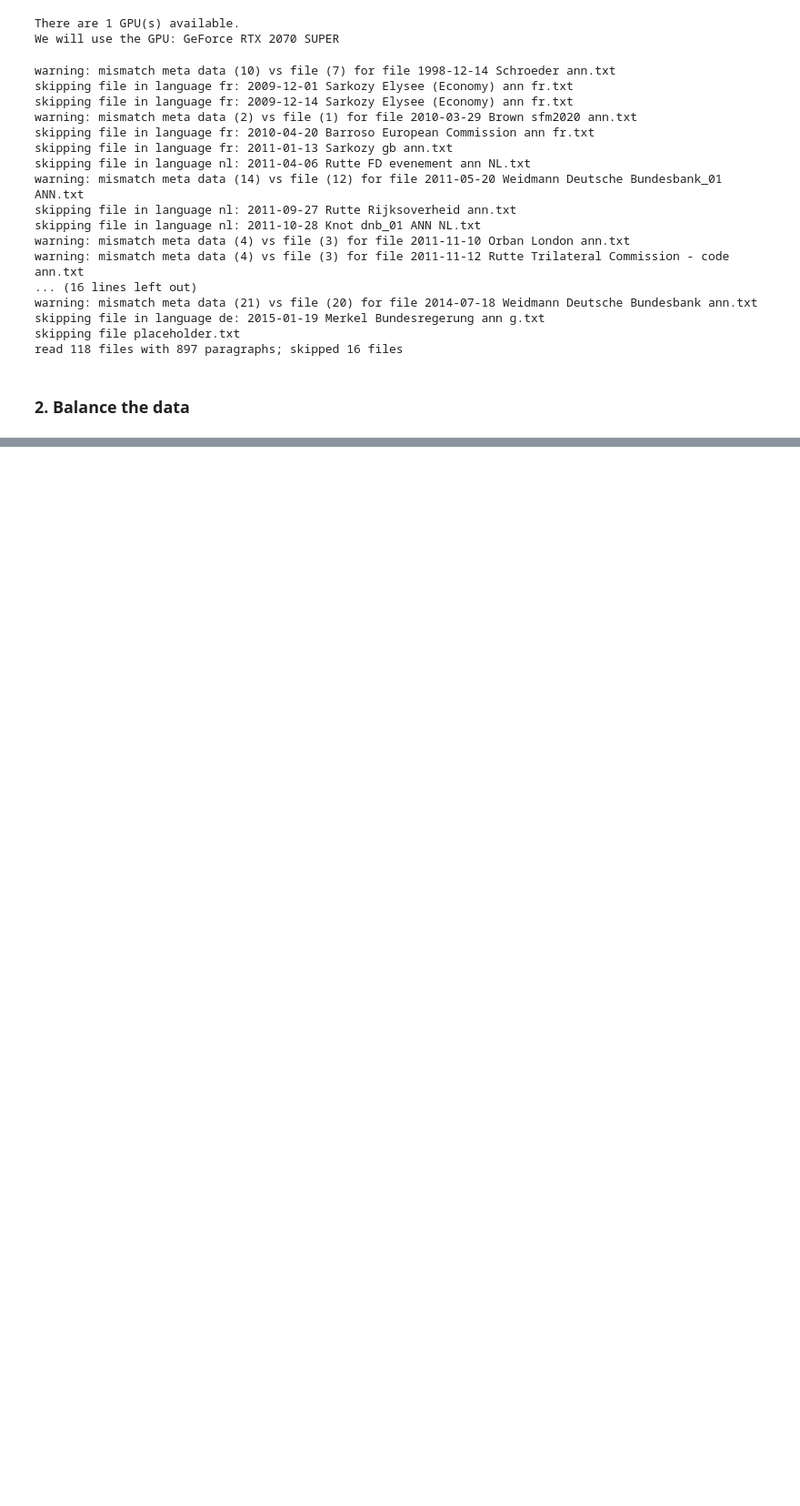
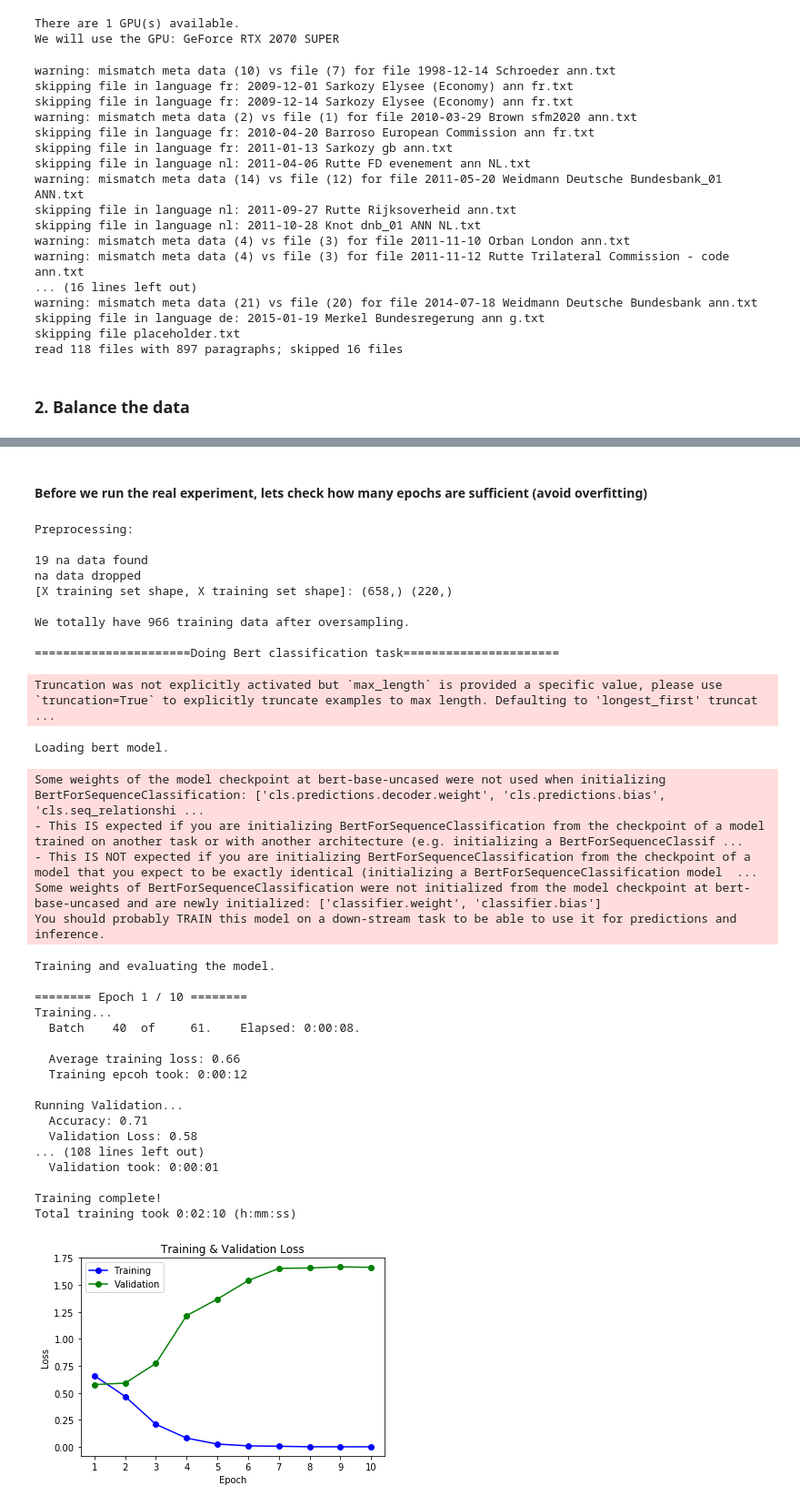
Before and after one commit to SSIML2021/SSIML2021, a Jupyter notebook: notebooks/1.3-causal-relation-presence-bert-for-sequence-classification.ipynb, the cells around one changed output, grey strips where cells are left out. Shown at 91% size. Saved outputs shown, nothing was run; the diff lists cells and outputs as text; code cells hidden in the pictures; blank space fills up the shorter version.

Commit message:
Finish 1.3-causal-relation-presence-bert-for-sequence-classification

```diff
--- a/notebooks/1.3-causal-relation-presence-bert-for-sequence-classification.ipynb
+++ b/notebooks/1.3-causal-relation-presence-bert-for-sequence-classification.ipynb
@@ -205,10 +216,11 @@ def model_and_helper(train_dataloader,epochs):
 
     # set optimizer
     # Note: AdamW is a class from the huggingface library (as opposed to pytorch)
-    # I believe the 'W' stands for 'Weight Decay fix"
+    # the 'W' stands for 'Weight Decay fix"
     optimizer = AdamW(model.parameters(),
                       lr = 2e-5, # args.learning_rate - default is 5e-5, our notebook had 2e-5
-                      eps = 1e-8 # args.adam_epsilon  - default is 1e-8.
+                      eps = 1e-8, # args.adam_epsilon  - default is 1e-8.
+                      weight_decay=0.05 # add normalization term
                     )
 
 
@@ -520,7 +524,7 @@ def Training_and_evaluating(model,train_dataloader,validation_dataloader,optimiz
 
     return model,train_pred,eval_pred,train_label,eval_label#macro_f1,clas_reprt_train,cm_train,clas_reprt_eval,cm_eval
 # %%
-def bert_cls(df_train,df_test,epochs = 4,batch_size =16,max_length=128):
+def bert_cls(df_train,df_test,epochs = 10,batch_size =16,max_length=128,vis_loss=False):
 
     print('\n======================Doing Bert classification task======================')
 
@@ -562,7 +566,9 @@ def bert_cls(df_train,df_test,epochs = 4,batch_size =16,max_length=128):
     step4: Training and evaluating
     """
     #print('Do step4: Training and evaluating\n')
-    model,train_pred,eval_pred,train_label,eval_label = Training_and_evaluating(model,train_dataloader,validation_dataloader,optimizer,epochs,scheduler,total_steps)
+    model,train_pred,eval_pred,train_label,eval_label = Training_and_evaluating(model,train_dataloader,validation_dataloader,optimizer,epochs,scheduler,total_steps,vis_loss)
 
 
     return model,train_pred,eval_pred,train_label,eval_label #,macro_f1,clas_reprt_train,cm_train,clas_reprt_eval,cm_eval
+# %% [markdown]
+#### Before we run the real experiment, lets check how many epochs are sufficient (avoid overfitting)
@@ -568,0 +623,37 @@ def bert_cls(df_train,df_test,epochs = 4,batch_size =16,max_length=128):
+# %%
+test_how_many_epochs(X,y,epochs=10,vis_loss=True)
+# %% [output]
+Preprocessing:
+
+19 na data found
+na data dropped
+[X training set shape, X training set shape]: (658,) (220,)
+
+We totally have 966 training data after oversampling.
+
+======================Doing Bert classification task======================
+Truncation was not explicitly activated but `max_length` is provided a specific value, please use `truncation=True` to explicitly truncate examples to max length. Defaulting to 'longest_first' truncat ...
+Loading bert model.
+Some weights of the model checkpoint at bert-base-uncased were not used when initializing BertForSequenceClassification: ['cls.predictions.decoder.weight', 'cls.predictions.bias', 'cls.seq_relationshi ...
+- This IS expected if you are initializing BertForSequenceClassification from the checkpoint of a model trained on another task or with another architecture (e.g. initializing a BertForSequenceClassif ...
+- This IS NOT expected if you are initializing BertForSequenceClassification from the checkpoint of a model that you expect to be exactly identical (initializing a BertForSequenceClassification model  ...
+Some weights of BertForSequenceClassification were not initialized from the model checkpoint at bert-base-uncased and are newly initialized: ['classifier.weight', 'classifier.bias']
+You should probably TRAIN this model on a down-stream task to be able to use it for predictions and inference.
+Training and evaluating the model.
+
+======== Epoch 1 / 10 ========
+Training...
+  Batch    40  of     61.    Elapsed: 0:00:08.
+
+  Average training loss: 0.66
+  Training epcoh took: 0:00:12
+
+Running Validation...
+  Accuracy: 0.71
+  Validation Loss: 0.58
+... (108 lines left out)
+  Validation took: 0:00:01
+
+Training complete!
+Total training took 0:02:10 (h:mm:ss)
+[figure, added]
```
Also changed, not shown: parts of 11 cells of this notebook.
